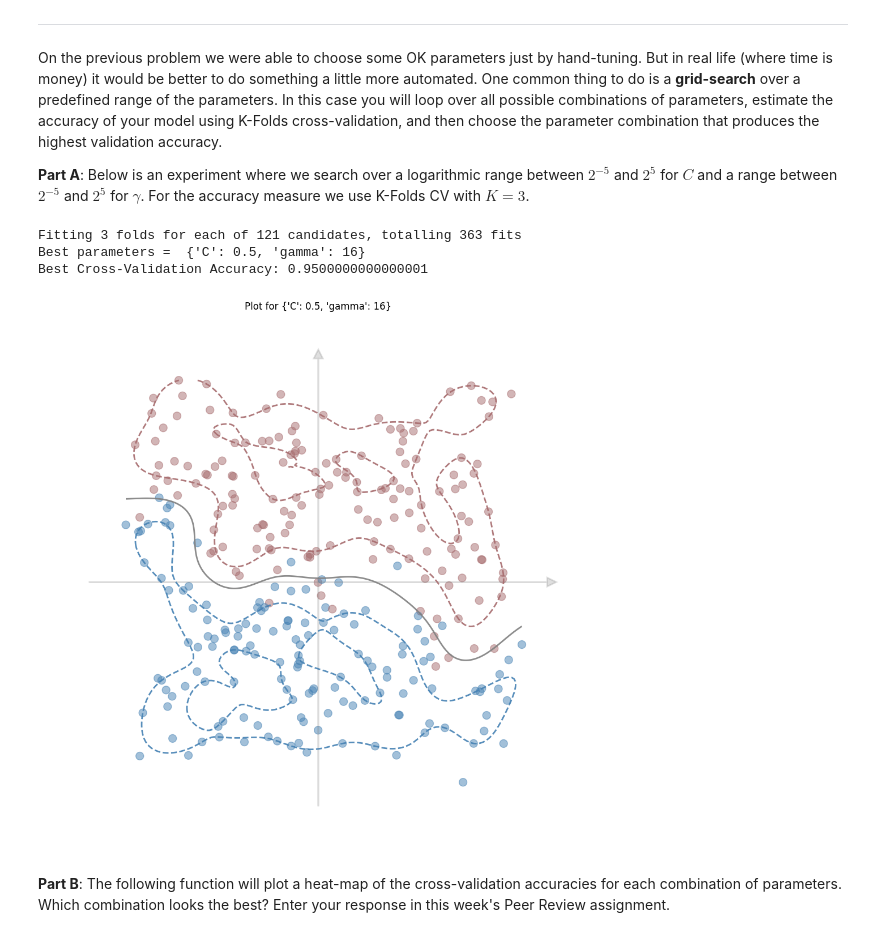
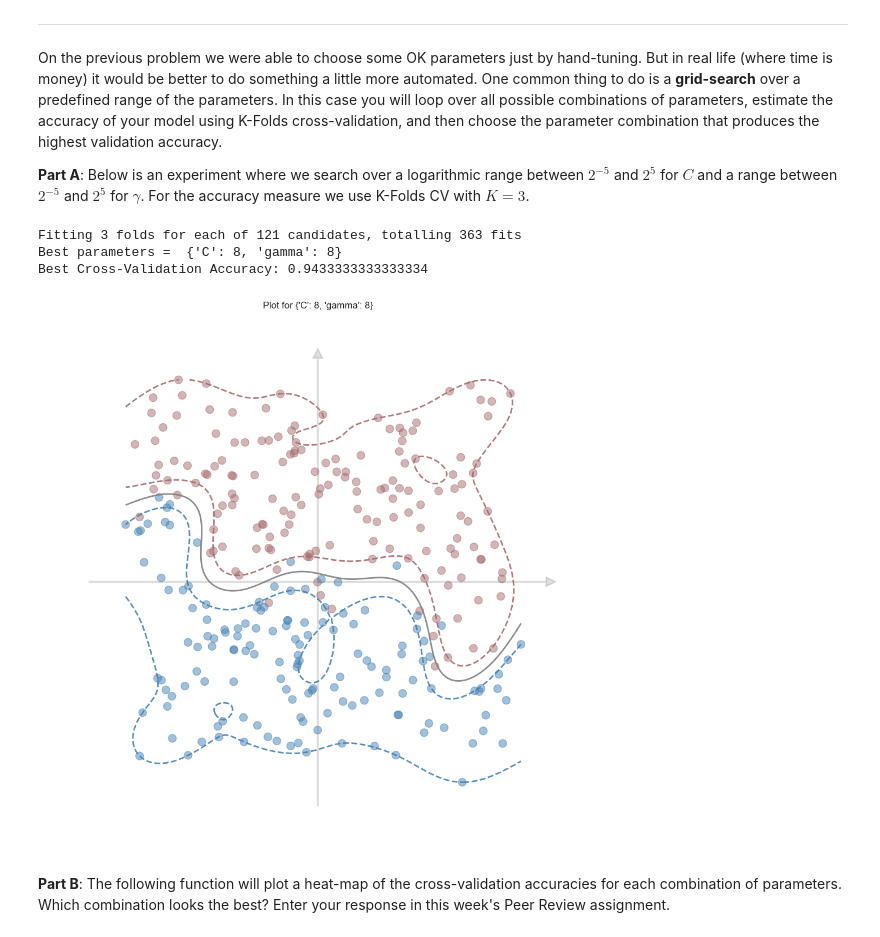
Before and after one commit to sean-coffey/ml-course-work, a Jupyter notebook: Module6_v3.ipynb, the cells around one changed output. Saved outputs shown, nothing was run; the diff lists cells and outputs as text; code cells hidden in the pictures.

Commit message:
submission after wk6

```diff
--- a/Module6_v3.ipynb
+++ b/Module6_v3.ipynb
@@ -464,33 +464,39 @@ On the previous problem we were able to choose some OK parameters just by hand-t
 # %%
 from sklearn.model_selection import cross_val_score, GridSearchCV, KFold
 
 nlsvm = SVC(kernel='rbf')
 param_range = [2 ** i for i in range(-5, 6)]
 param_grid = {'C': param_range, 'gamma': param_range}
-cv = KFold(n_splits=3, shuffle=True, random_state=42)
 
+# in my first submission, I used the following line to define the CV
+#       cv = KFold(n_splits=3, shuffle=True, random_state=42)
+# but this is not necessary, since we're using cross_val_score, which does the CV for us.
+# Also, I discovered it gives different results for grid.best_params_
+# It shows the power of peer-review to assist our learning:
+
+# updated version following code comparison with colleagues and setting cv = 3
 grid = GridSearchCV(
     estimator=nlsvm,
     param_grid=param_grid,
     scoring='accuracy',
-    cv=cv,
+    cv=3,
     n_jobs=-1,
     verbose=1
 )
 
 grid.fit(X, y)
 print("Best parameters = ", grid.best_params_)
 print("Best Cross-Validation Accuracy:", grid.best_score_)
 
 nonlinear_plot(X, y, grid.best_estimator_)
 plt.title(f"Plot for {grid.best_params_}")
 plt.tight_layout()
 plt.show()
 # %% [output]
 Fitting 3 folds for each of 121 candidates, totalling 363 fits
-Best parameters =  {'C': 0.5, 'gamma': 16}
-Best Cross-Validation Accuracy: 0.9500000000000001
+Best parameters =  {'C': 8, 'gamma': 8}
+Best Cross-Validation Accuracy: 0.9433333333333334
-[figure, old version]
+[figure, new version]
 # %% [markdown]
 **Part B**: The following function will plot a heat-map of the cross-validation accuracies for each combination of parameters.  Which combination looks the best? Enter your response in this week's Peer Review assignment.
 # %%
```
Also changed, not shown: parts of 9 cells of this notebook.
